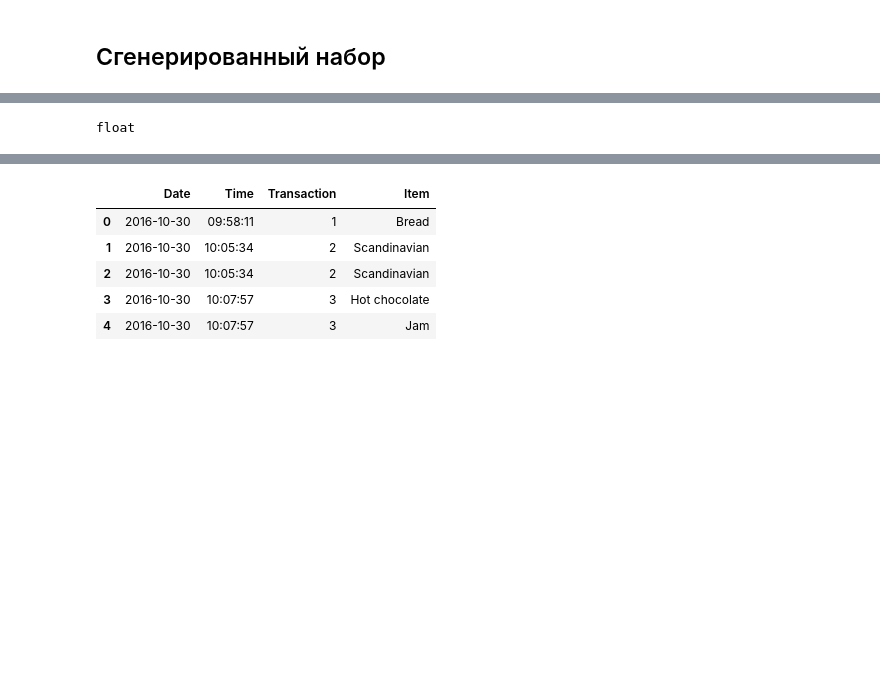
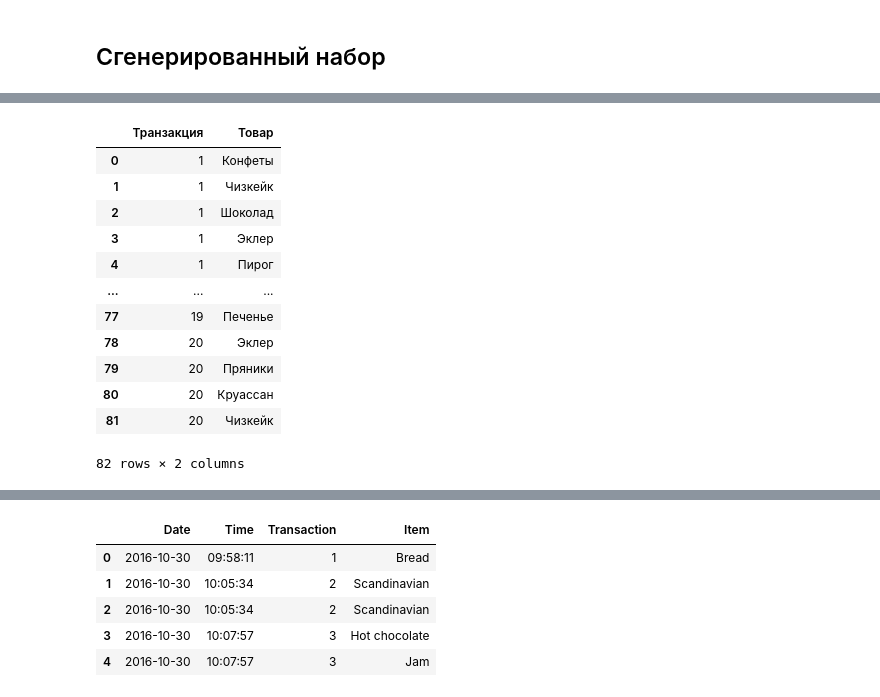
Before and after one commit to Displs/mirea_isat, a Jupyter notebook: Prac1-2/01_prac.ipynb, the cells around one changed output, grey strips where cells are left out. Saved outputs shown, nothing was run; the diff lists cells and outputs as text; code cells hidden in the pictures; blank space fills up the shorter version.

```diff
--- a/Prac1-2/01_prac.ipynb
+++ b/Prac1-2/01_prac.ipynb
@@ -33,4 +10,18 @@ transactions_gen = data_gen.values.tolist()
-# %%
-type(transactions_gen[0][5])
-# %% [output]
-float
+# %%
+data_test = pd.read_csv('./Prac_1_2.csv', sep=';')
+# %%
+data_test
+# %% [output]
+|  | Транзакция | Товар |
+| 0 | 1 | Конфеты |
+| 1 | 1 | Чизкейк |
+| 2 | 1 | Шоколад |
+| 3 | 1 | Эклер |
+| 4 | 1 | Пирог |
+| ... | ... | ... |
+| 77 | 19 | Печенье |
+| 78 | 20 | Эклер |
+| 79 | 20 | Пряники |
+| 80 | 20 | Круассан |
+| 81 | 20 | Чизкейк |
+82 rows × 2 columns
```
Also changed, not shown: parts of 30 cells of this notebook, 2 other files.
